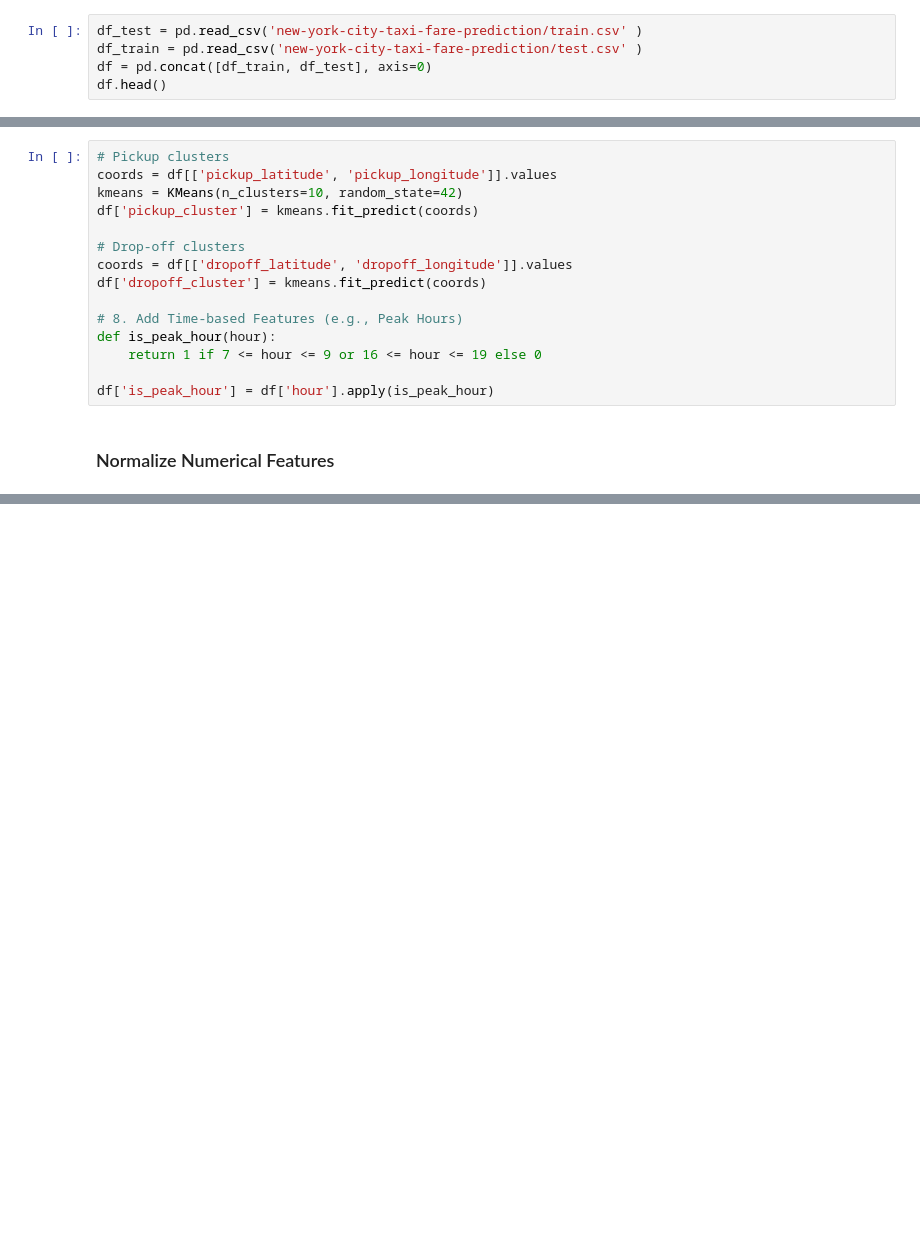
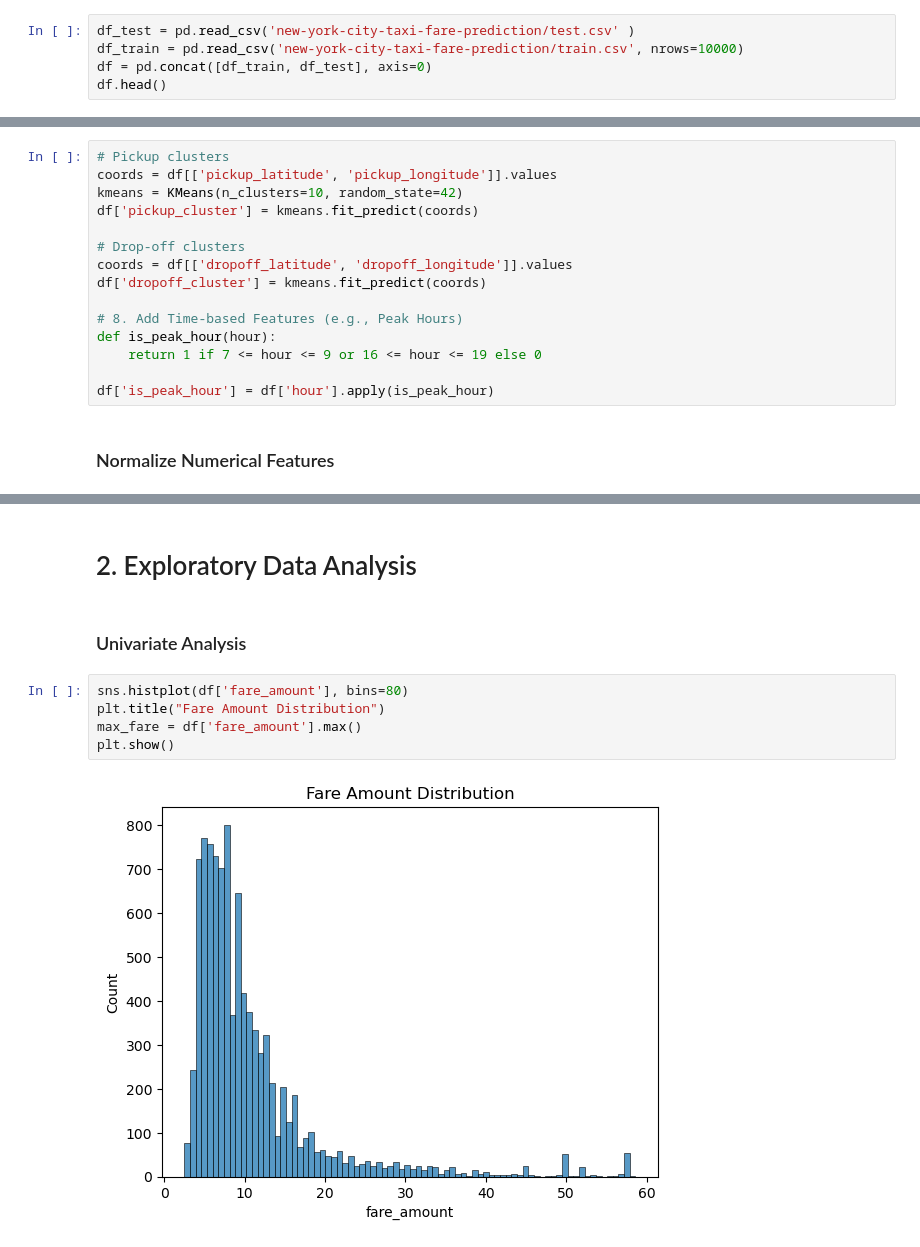
Before and after one commit to Mannvika/FinalProject, a Jupyter notebook: FinalProject.ipynb, the cells around one changed output, grey strips where cells are left out. Cells and saved outputs as stored; diff of their text form; blank space fills up the shorter version.

```diff
--- a/FinalProject.ipynb
+++ b/FinalProject.ipynb
@@ -13,7 +16,7 @@ from math import radians, sin, cos, sqrt, atan2
 # %% [markdown]
 ### Loading dataset
 # %%
-df_test = pd.read_csv('new-york-city-taxi-fare-prediction/train.csv' )
-df_train = pd.read_csv('new-york-city-taxi-fare-prediction/test.csv' )
+df_test = pd.read_csv('new-york-city-taxi-fare-prediction/test.csv' )
+df_train = pd.read_csv('new-york-city-taxi-fare-prediction/train.csv', nrows=10000)
 df = pd.concat([df_train, df_test], axis=0)
 df.head()
@@ -91,0 +130,11 @@ df[['distance_km', 'pickup_latitude', 'pickup_longitude',
+# %% [markdown]
+<h1>2. Exploratory Data Analysis</h1>
+# %% [markdown]
+### Univariate Analysis
+# %%
+sns.histplot(df['fare_amount'], bins=80)
+plt.title("Fare Amount Distribution")
+max_fare = df['fare_amount'].max()
+plt.show()
+# %% [output]
+[figure, added]
```
Also changed, not shown: parts of 13 cells of this notebook.
